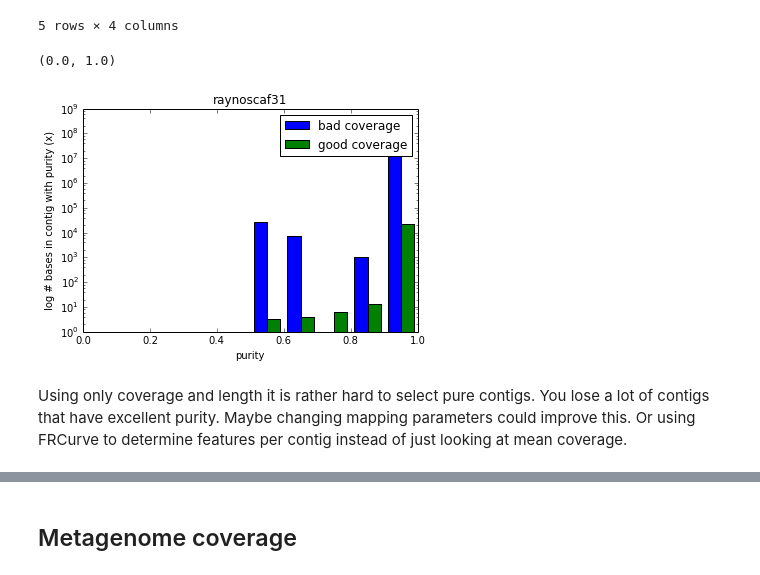
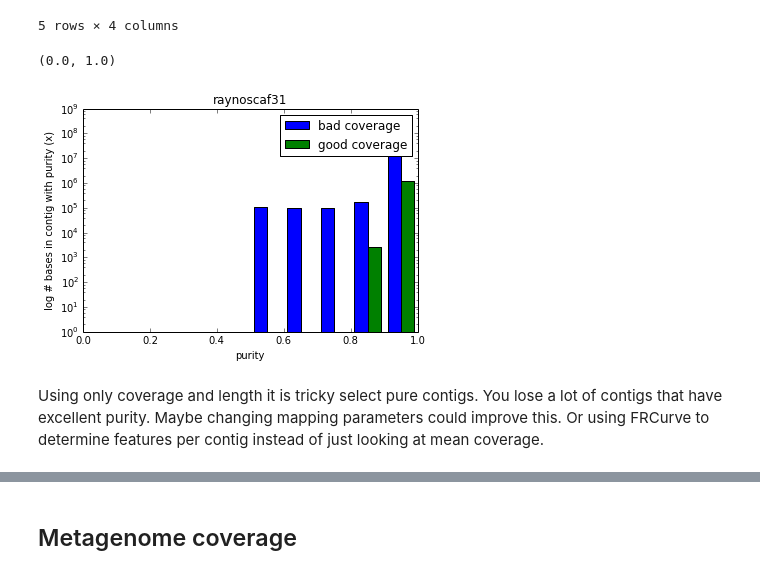
Before and after one commit to inodb/masmvali-publication, a Jupyter notebook: notebooks/LIMS1884-filtered-pairs-assemblies-2.ipynb, the cells around one changed output, grey strips where cells are left out. Drawn from its saved outputs; the diff is of its cells as text; code cells hidden in the pictures.

```diff
--- a/notebooks/LIMS1884-filtered-pairs-assemblies-2.ipynb
+++ b/notebooks/LIMS1884-filtered-pairs-assemblies-2.ipynb
@@ -110,21 +111,21 @@ rns31cov.head()
 rns31pur = np.sort(m_even.avp.raynoscaf31.contig_purity, order='contig')
 # %%
 f, ax = plt.subplots(1, 1)
-goodcov = np.array((rns31cov["cov_mean_sample_0"] > 15) & (rns31cov["percentage_covered_sample_0"] > 10))
+goodcov = np.array((rns31cov["cov_mean_sample_0"] > 60) & (rns31cov["percentage_covered_sample_0"] > 90))
 longc = rns31pur["contig_length"] >= 1000
 ax.hist([rns31pur[longc & ~goodcov]["max_aln_purity"],
          rns31pur[longc & goodcov]["max_aln_purity"]],
          weights=[rns31pur[longc & ~goodcov]["contig_length"],
-                  rns31pur[longc & goodcov]["max_aln_purity"]], log=1, range=[0.0,1.0], label=["bad coverage","good coverage"],
+                  rns31pur[longc & goodcov]["contig_length"]], log=1, range=[0.0,1.0], label=["bad coverage","good coverage"],
          align='mid')
 ax.legend()
 ax.set_title("raynoscaf31")
 ax.set_ylabel("log # bases in contig with purity (x)")
 ax.set_xlabel("purity")
 ax.set_ylim(1,1e09)
 ax.set_xlim(0.0, 1.0)
 # %% [output]
 (0.0, 1.0)
-[figure, old version]
+[figure, new version]
 # %% [markdown]
-Using only coverage and length it is rather hard to select pure contigs. You lose a lot of contigs that have excellent purity. Maybe changing mapping parameters could improve this. Or using FRCurve to determine features per contig instead of just looking at mean coverage.
+Using only coverage and length it is tricky select pure contigs. You lose a lot of contigs that have excellent purity. Maybe changing mapping parameters could improve this. Or using FRCurve to determine features per contig instead of just looking at mean coverage.
```
Also changed, not shown: parts of 14 cells of this notebook.
